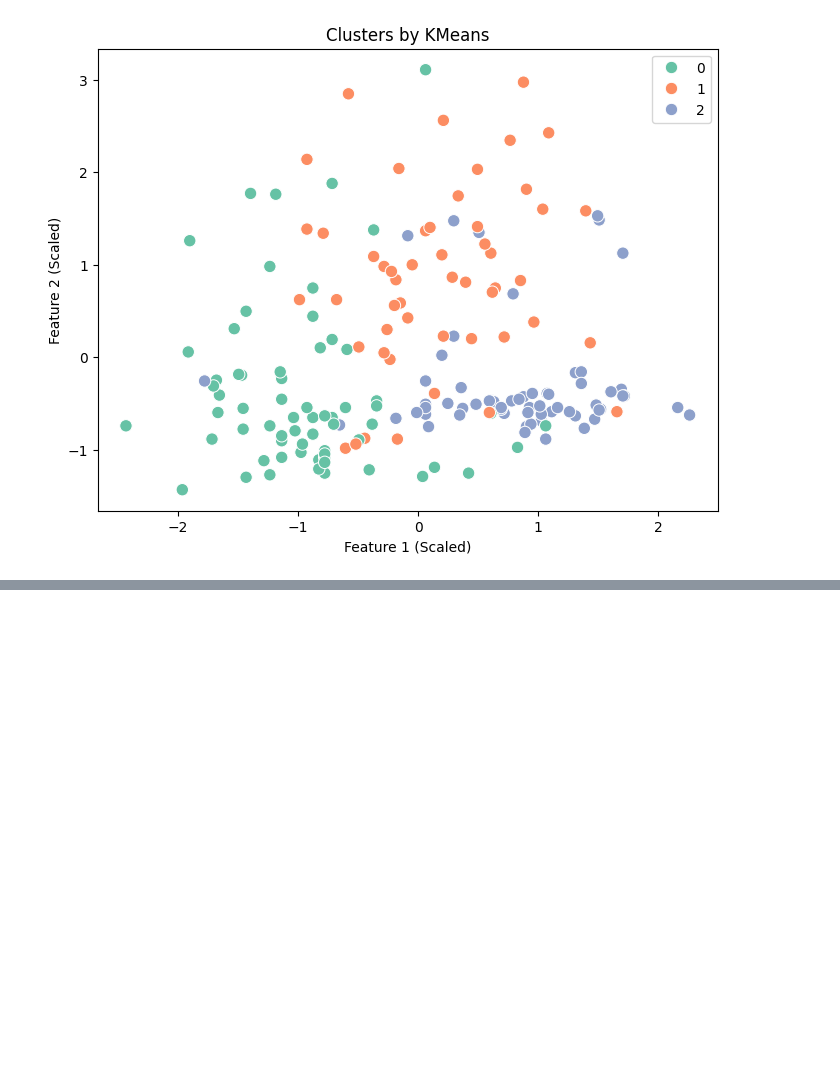
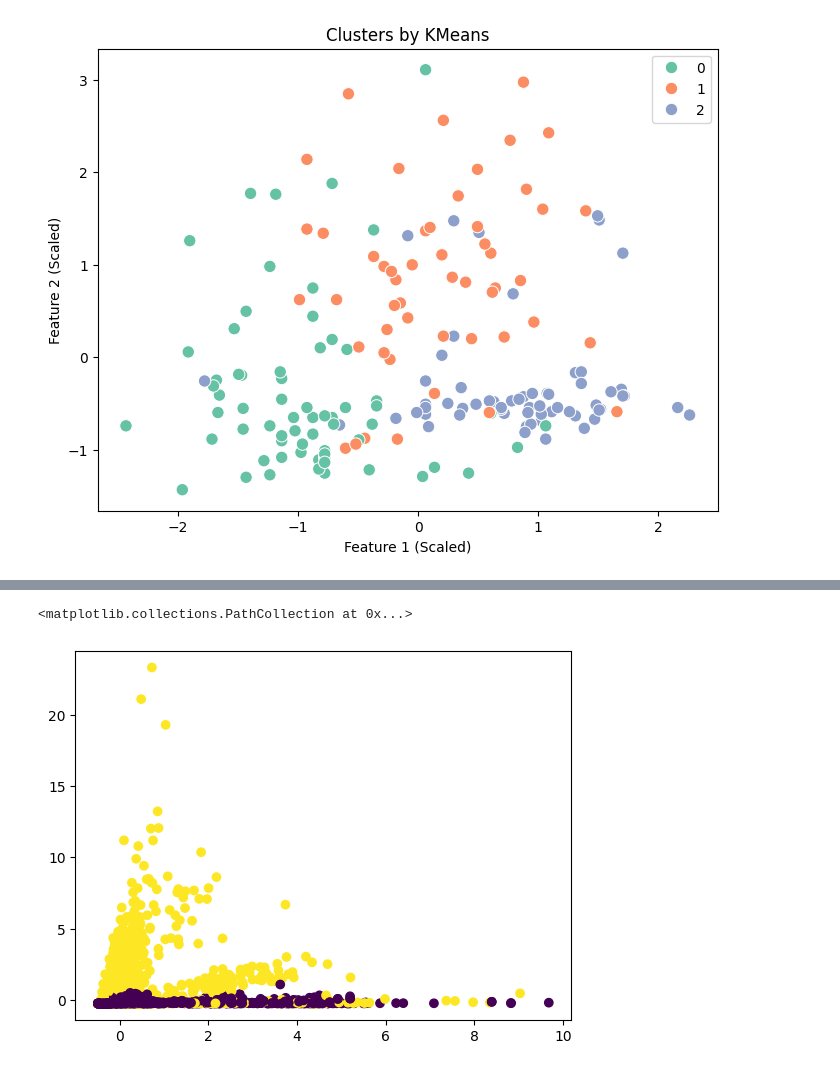
Before and after one commit to ESET0090/Advance-Training-Python-AIML, a Jupyter notebook: Day_18/Kmeans.ipynb, the cells around one changed output, grey strips where cells are left out. Drawn from its saved outputs; the diff is of its cells as text; code cells hidden in the pictures; blank space fills up the shorter version.

```diff
--- a/Day_18/Kmeans.ipynb
+++ b/Day_18/Kmeans.ipynb
@@ -338,0 +516,11 @@ plt.show()
+# %%
+## According to the shilhouette score, 2 clusters is optimal
+
+optimal_k= 2
+kmeans_model = KMeans(n_clusters=optimal_k, init='k-means++', n_init=10, max_iter=300, random_state=42)
+kmeans_model.fit(X_scaled)
+
+plt.scatter(X_scaled[:, 0], X_scaled[:, 1], c=kmeans_model.labels_, cmap='viridis')
+# %% [output]
+<matplotlib.collections.PathCollection at 0x...>
+[figure, added]
```
Also changed, not shown: parts of 45 cells of this notebook, 2 other files.
